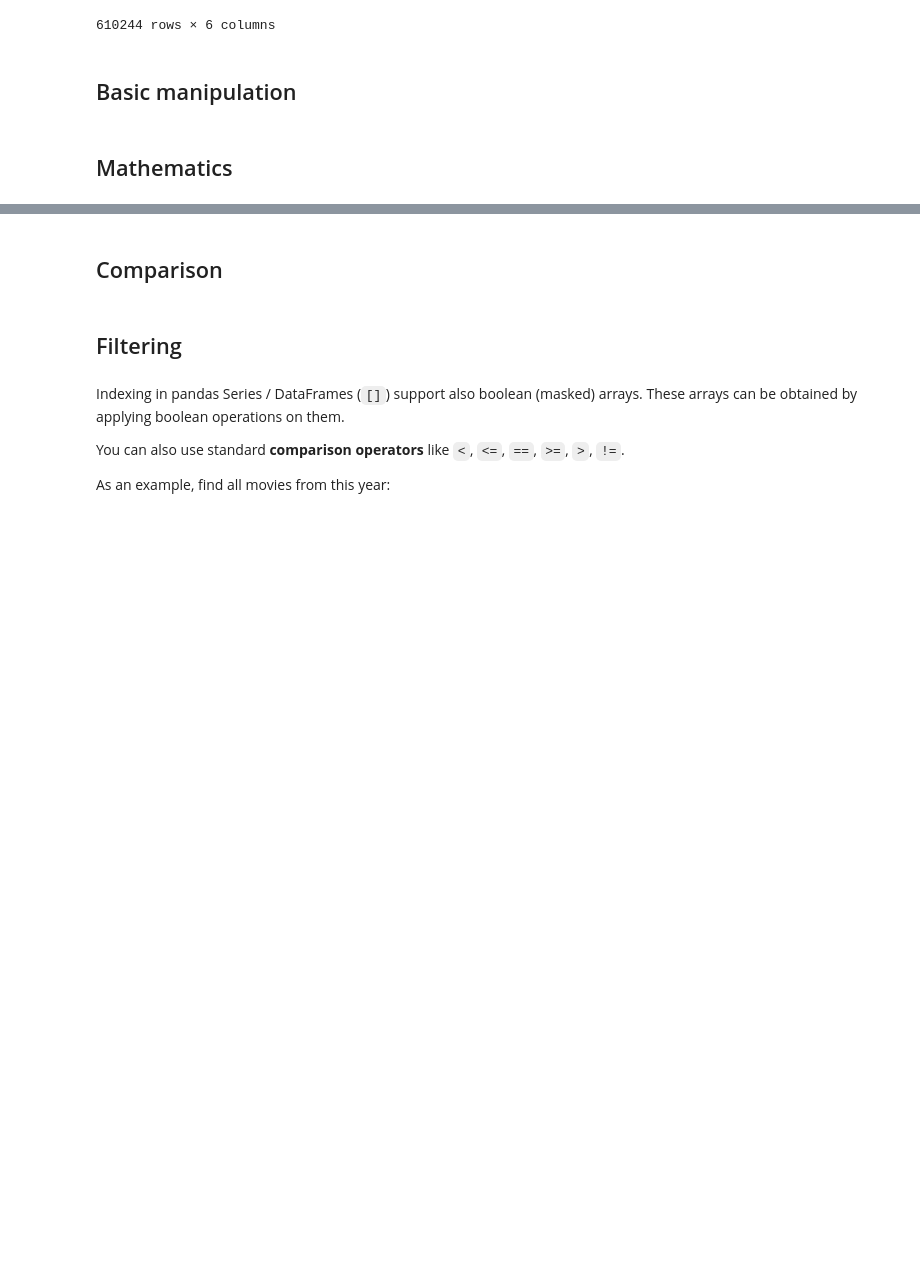
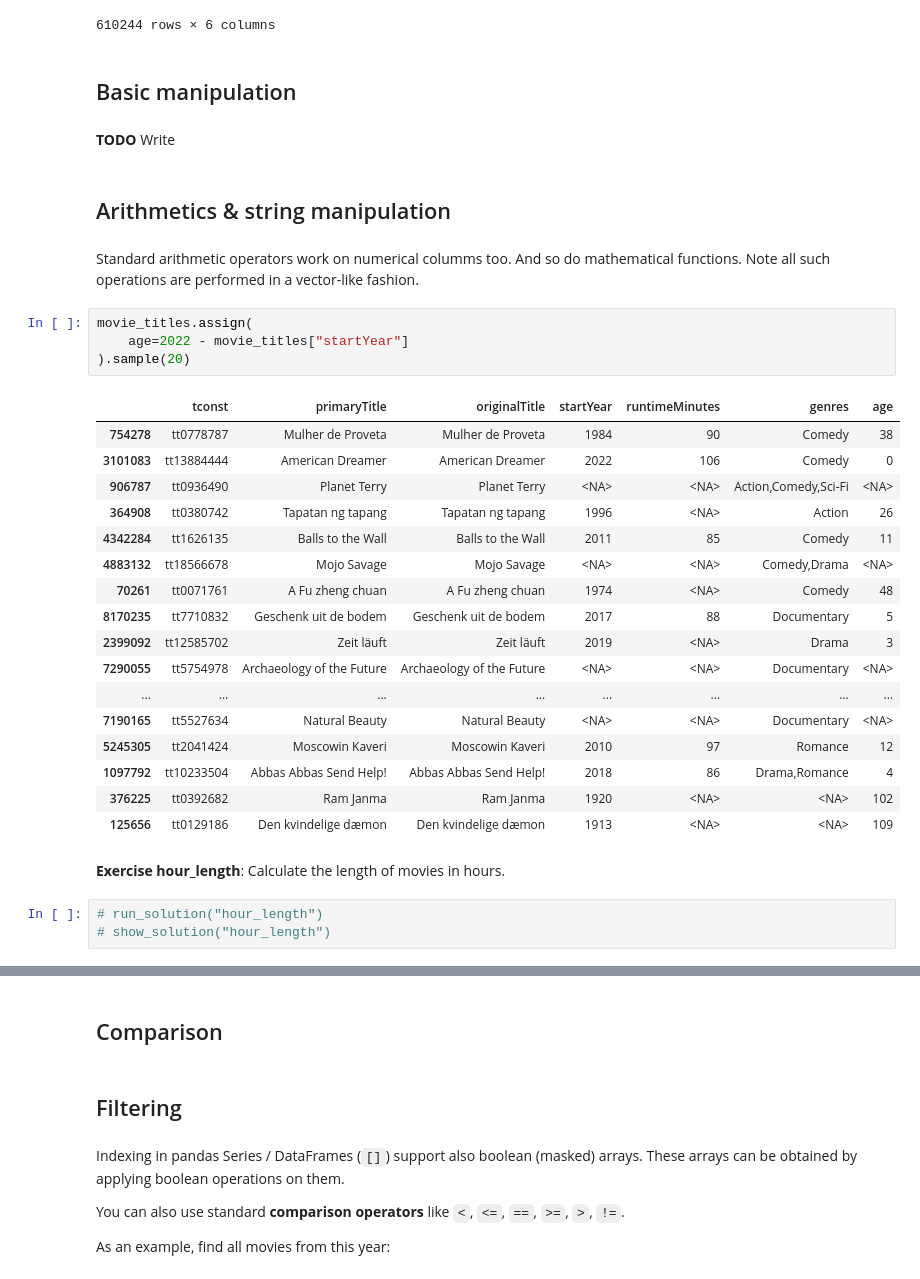
Before and after one commit to janpipek/pandas-watching-movies, a Jupyter notebook: notebooks/pandas-data-manipulation.ipynb, the cells around one changed output, grey strips where cells are left out. Drawn from its saved outputs; the diff is of its cells as text; blank space fills up the shorter version.

```diff
--- a/notebooks/pandas-data-manipulation.ipynb
+++ b/notebooks/pandas-data-manipulation.ipynb
@@ -26,5 +26,36 @@ movie_titles
 610244 rows × 6 columns
 # %% [markdown]
 ## Basic manipulation
-# %% [markdown]
-## Mathematics
+# %% [markdown]
+**TODO** Write
+# %% [markdown]
+## Arithmetics & string manipulation
+# %% [markdown]
+Standard arithmetic operators work on numerical columms too. And so do mathematical functions. Note all such operations are performed in a vector-like fashion.
+# %%
+movie_titles.assign(
+    age=2022 - movie_titles["startYear"]
+).sample(20)
+# %% [output]
+|  | tconst | primaryTitle | originalTitle | startYear | runtimeMinutes | genres | age |
+| 754278 | tt0778787 | Mulher de Proveta | Mulher de Proveta | 1984 | 90 | Comedy | 38 |
+| 3101083 | tt13884444 | American Dreamer | American Dreamer | 2022 | 106 | Comedy | 0 |
+| 906787 | tt0936490 | Planet Terry | Planet Terry | <NA> | <NA> | Action,Comedy,Sci-Fi | <NA> |
+| 364908 | tt0380742 | Tapatan ng tapang | Tapatan ng tapang | 1996 | <NA> | Action | 26 |
+| 4342284 | tt1626135 | Balls to the Wall | Balls to the Wall | 2011 | 85 | Comedy | 11 |
+| 4883132 | tt18566678 | Mojo Savage | Mojo Savage | <NA> | <NA> | Comedy,Drama | <NA> |
+| 70261 | tt0071761 | A Fu zheng chuan | A Fu zheng chuan | 1974 | <NA> | Comedy | 48 |
+| 8170235 | tt7710832 | Geschenk uit de bodem | Geschenk uit de bodem | 2017 | 88 | Documentary | 5 |
+| 2399092 | tt12585702 | Zeit läuft | Zeit läuft | 2019 | <NA> | Drama | 3 |
+| 7290055 | tt5754978 | Archaeology of the Future | Archaeology of the Future | <NA> | <NA> | Documentary | <NA> |
+| ... | ... | ... | ... | ... | ... | ... | ... |
+| 7190165 | tt5527634 | Natural Beauty | Natural Beauty | <NA> | <NA> | Documentary | <NA> |
+| 5245305 | tt2041424 | Moscowin Kaveri | Moscowin Kaveri | 2010 | 97 | Romance | 12 |
+| 1097792 | tt10233504 | Abbas Abbas Send Help! | Abbas Abbas Send Help! | 2018 | 86 | Drama,Romance | 4 |
+| 376225 | tt0392682 | Ram Janma | Ram Janma | 1920 | <NA> | <NA> | 102 |
+| 125656 | tt0129186 | Den kvindelige dæmon | Den kvindelige dæmon | 1913 | <NA> | <NA> | 109 |
+# %% [markdown]
+**Exercise hour_length**: Calculate the length of movies in hours.
+# %%
+# run_solution("hour_length")
+# show_solution("hour_length")
```
Also changed, not shown: parts of 8 cells of this notebook, 6 other files.
